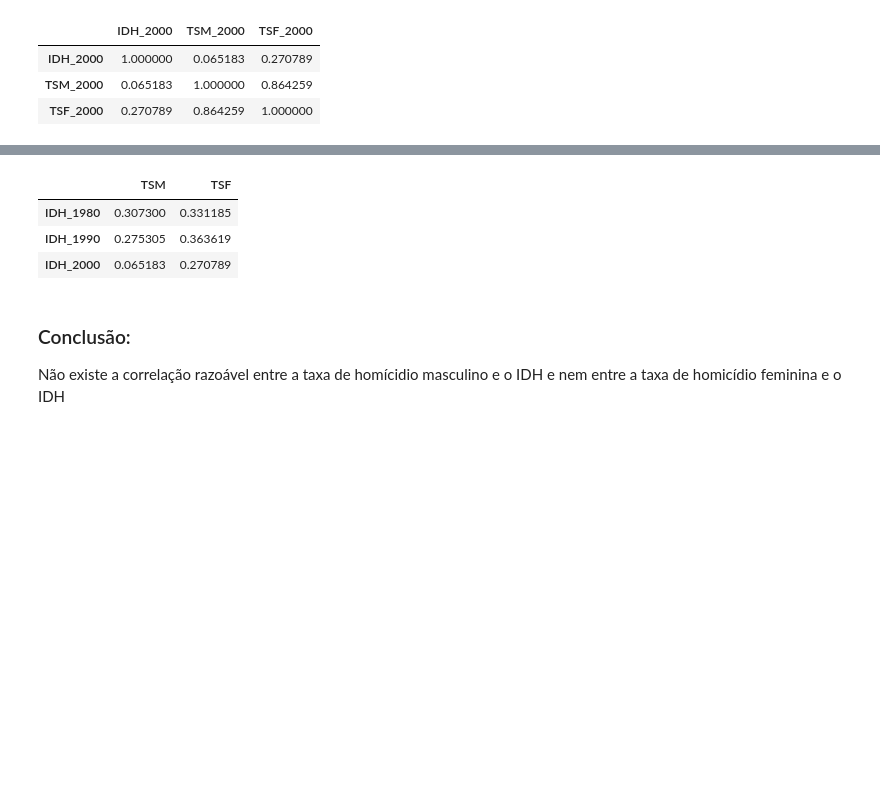
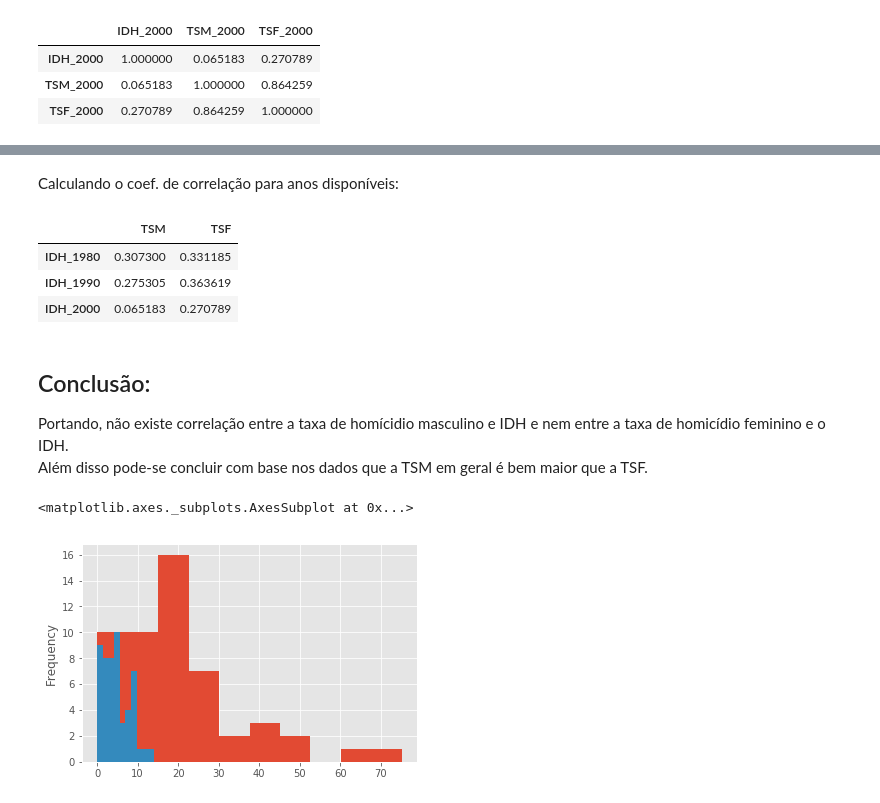
Before and after one commit to gabrielcla/CoDes-Projeto1, a Jupyter notebook: Projeto1.ipynb, the cells around one changed output, grey strips where cells are left out. Saved outputs shown, nothing was run; the diff lists cells and outputs as text; code cells hidden in the pictures; blank space fills up the shorter version.

```diff
--- a/Projeto1.ipynb
+++ b/Projeto1.ipynb
@@ -73,3 +110,5 @@ Aparentemente não existe correlação entre IDH e as TS para nenhum dos sexos,
+# %% [markdown]
+Calculando o coef. de correlação para anos disponíveis:
 # %%
 tsm2000,tsf2000 = tabelaAno(2000).corr().loc['IDH_2000',['TSM_2000','TSF_2000']]
 tsm1990,tsf1990 = tabelaAno(1990).corr().loc['IDH_1990',['TSM_1990','TSF_1990']]
@@ -84,5 +124,12 @@ correlacoes
 | IDH_1990 | 0.275305 | 0.363619 |
 | IDH_2000 | 0.065183 | 0.270789 |
 # %% [markdown]
-### Conclusão:
-Não existe a correlação razoável entre a taxa de homícidio masculino e o IDH e nem entre a taxa de homicídio feminina e o IDH
+## Conclusão:
+Portando, não existe correlação entre a taxa de homícidio masculino e IDH e nem entre a taxa de homicídio feminino e o IDH.<br>
+Além disso pode-se concluir com base nos dados que a TSM em geral é bem maior que a TSF.
+# %%
+tabelaAno(2000)["TSM_2000"].plot.hist()
+tabelaAno(2000)["TSF_2000"].plot.hist()
+# %% [output]
+<matplotlib.axes._subplots.AxesSubplot at 0x...>
+[figure, added]
```
Also changed, not shown: parts of 17 cells of this notebook, 6 other files.
